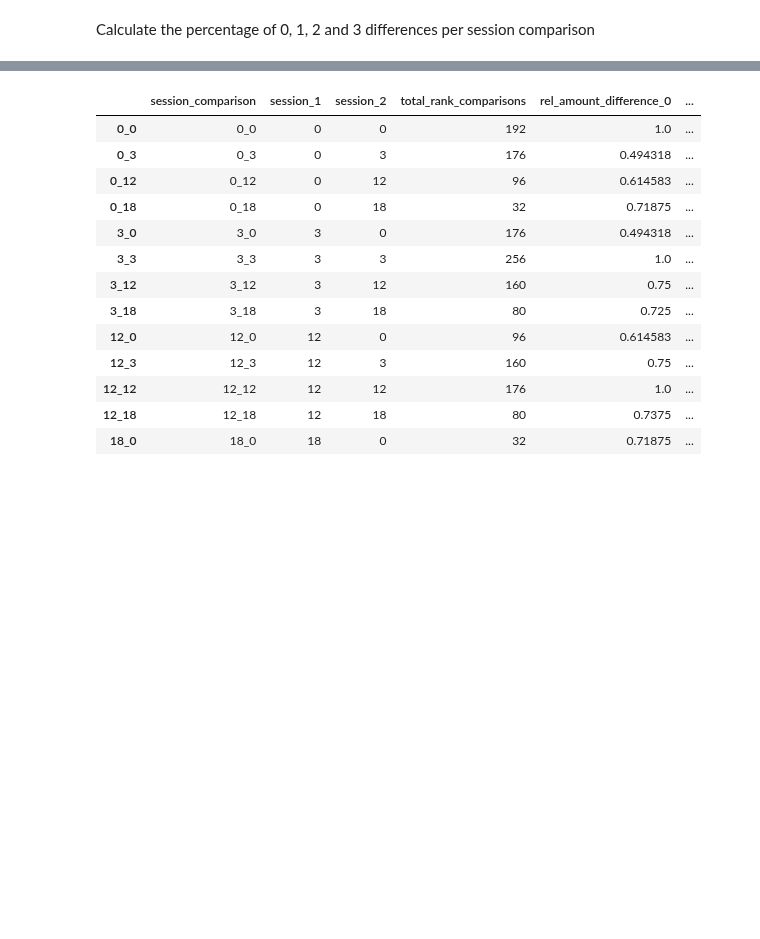
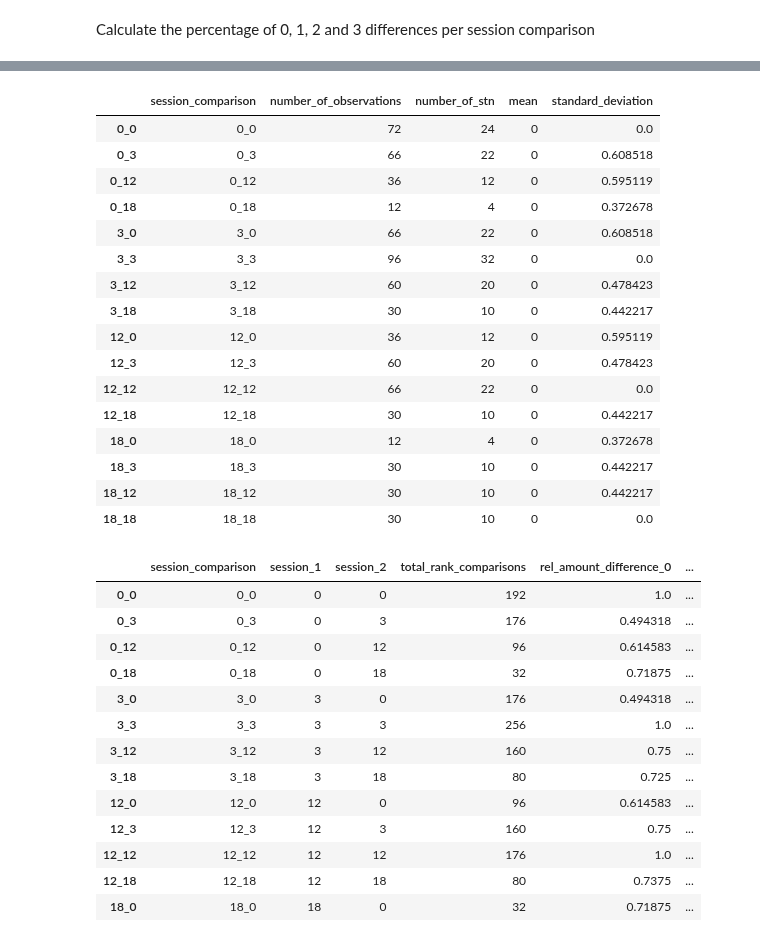
Before and after one commit to JKBehnke/BetaSenSightLongterm, a Jupyter notebook: notebooks/bssu_spatial_distribution.ipynb, the cells around one changed output, grey strips where cells are left out. Saved outputs shown, nothing was run; the diff lists cells and outputs as text; code cells hidden in the pictures; blank space fills up the shorter version.

```diff
--- a/notebooks/bssu_spatial_distribution.ipynb
+++ b/notebooks/bssu_spatial_distribution.ipynb
@@ -835,3 +843,23 @@ loaded from:  c:\Users\jebe12\Research\Longterm_beta_project\results
+# %%
+mono_rank_level_difference_heatmap["description_results"]
+# %% [output]
+|  | session_comparison | number_of_observations | number_of_stn | mean | standard_deviation |
+| 0_0 | 0_0 | 72 | 24 | 0 | 0.0 |
+| 0_3 | 0_3 | 66 | 22 | 0 | 0.608518 |
+| 0_12 | 0_12 | 36 | 12 | 0 | 0.595119 |
+| 0_18 | 0_18 | 12 | 4 | 0 | 0.372678 |
+| 3_0 | 3_0 | 66 | 22 | 0 | 0.608518 |
+| 3_3 | 3_3 | 96 | 32 | 0 | 0.0 |
+| 3_12 | 3_12 | 60 | 20 | 0 | 0.478423 |
+| 3_18 | 3_18 | 30 | 10 | 0 | 0.442217 |
+| 12_0 | 12_0 | 36 | 12 | 0 | 0.595119 |
+| 12_3 | 12_3 | 60 | 20 | 0 | 0.478423 |
+| 12_12 | 12_12 | 66 | 22 | 0 | 0.0 |
+| 12_18 | 12_18 | 30 | 10 | 0 | 0.442217 |
+| 18_0 | 18_0 | 12 | 4 | 0 | 0.372678 |
+| 18_3 | 18_3 | 30 | 10 | 0 | 0.442217 |
+| 18_12 | 18_12 | 30 | 10 | 0 | 0.442217 |
+| 18_18 | 18_18 | 30 | 10 | 0 | 0.0 |
 # %%
 comparisons = ["0_0", "0_3", "0_12", "0_18",
                     "3_0", "3_3", "3_12", "3_18",
```
Also changed, not shown: parts of 5 cells of this notebook, 1 other file.
